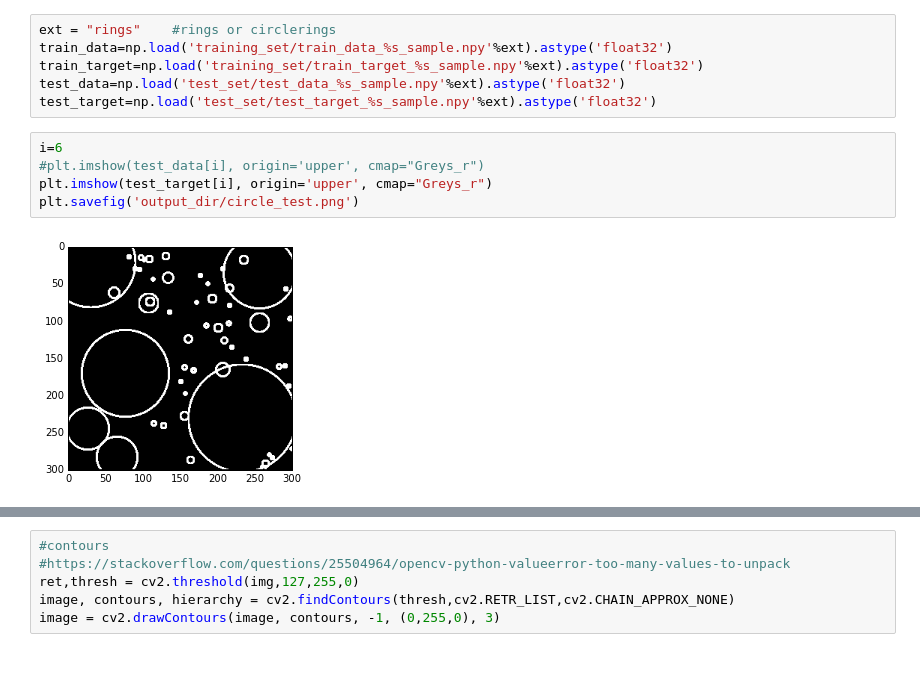
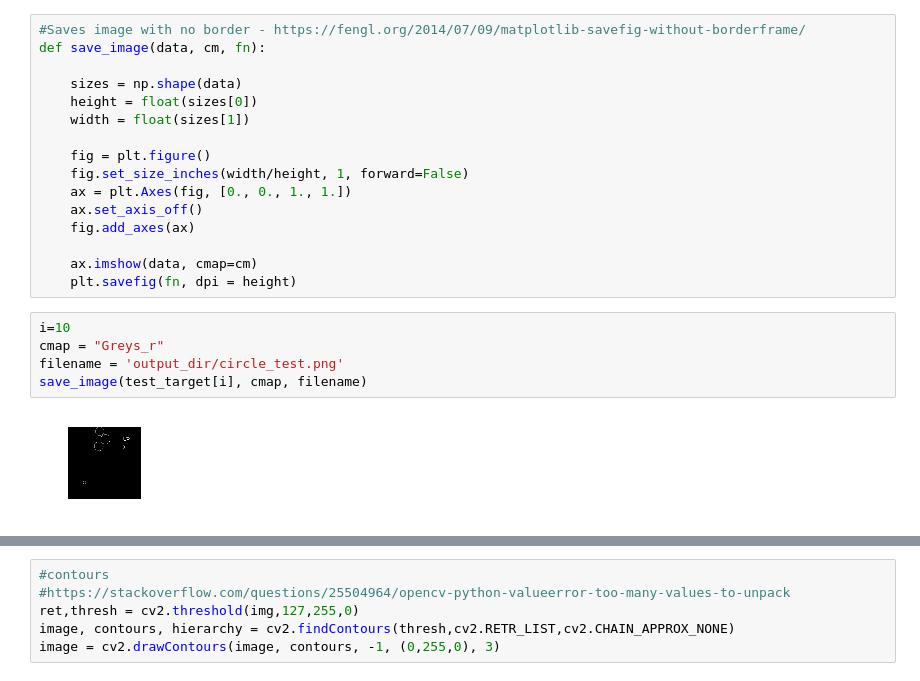
Before and after one commit to silburt/moon-craters, a Jupyter notebook: Hough_Circles.ipynb, the cells around one changed output, grey strips where cells are left out. Drawn from its saved outputs; the diff is of its cells as text.

```diff
--- a/Hough_Circles.ipynb
+++ b/Hough_Circles.ipynb
@@ -59,13 +69,23 @@ NameError: global name 'float32' is not defined
-# %%
-ext = "rings"    #rings or circlerings
-train_data=np.load('training_set/train_data_%s_sample.npy'%ext).astype('float32')
-train_target=np.load('training_set/train_target_%s_sample.npy'%ext).astype('float32')
-test_data=np.load('test_set/test_data_%s_sample.npy'%ext).astype('float32')
-test_target=np.load('test_set/test_target_%s_sample.npy'%ext).astype('float32')
-# %%
-i=6
-#plt.imshow(test_data[i], origin='upper', cmap="Greys_r")
-plt.imshow(test_target[i], origin='upper', cmap="Greys_r")
-plt.savefig('output_dir/circle_test.png')
-# %% [output]
-[figure, removed]
+# %%
+#Saves image with no border - https://fengl.org/2014/07/09/matplotlib-savefig-without-borderframe/
+def save_image(data, cm, fn):
+
+    sizes = np.shape(data)
+    height = float(sizes[0])
+    width = float(sizes[1])
+
+    fig = plt.figure()
+    fig.set_size_inches(width/height, 1, forward=False)
+    ax = plt.Axes(fig, [0., 0., 1., 1.])
+    ax.set_axis_off()
+    fig.add_axes(ax)
+
+    ax.imshow(data, cmap=cm)
+    plt.savefig(fn, dpi = height)
+# %%
+i=10
+cmap = "Greys_r"
+filename = 'output_dir/circle_test.png'
+save_image(test_target[i], cmap, filename)
+# %% [output]
+[figure, added]
```
Also changed, not shown: parts of 8 cells of this notebook, 1 other file.
